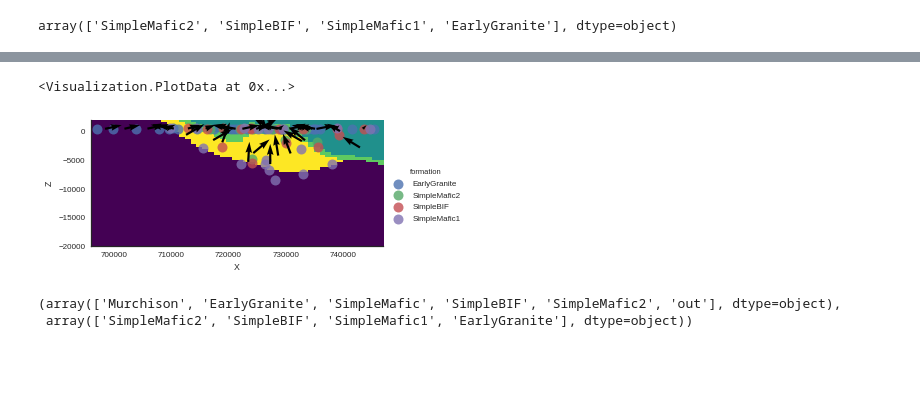
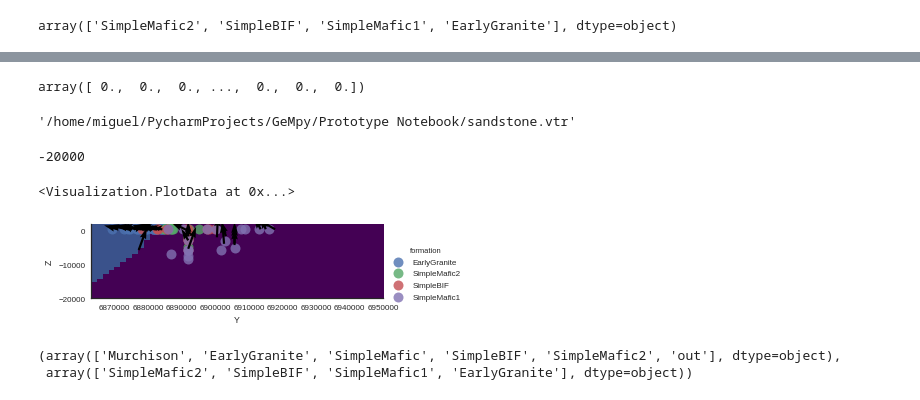
Before and after one commit to nre-aachen/gempy, a Jupyter notebook: Prototype Notebook/Example_1_Sandstone.ipynb, the cells around one changed output, grey strips where cells are left out. Cells and saved outputs as stored; diff of their text form; code cells hidden in the pictures; blank space fills up the shorter version.

```diff
--- a/Prototype Notebook/Example_1_Sandstone.ipynb
+++ b/Prototype Notebook/Example_1_Sandstone.ipynb
@@ -93,9 +87,58 @@ Dual Kriging parameters __str__ = [ -17.630501   23.977661  -11.369088    3.2371
+# %%
+sol[-1,0,:]
+# %% [output]
+array([ 0.,  0.,  0., ...,  0.,  0.,  0.])
+# %%
+from evtk.hl import gridToVTK
+
+import numpy as np
+
+# Dimensions
+
+
+nx, ny, nz = 50, 50, 50
+
+lx = geo_data.extent[0]-geo_data.extent[1]
+ly = geo_data.extent[2]-geo_data.extent[3]
+lz = geo_data.extent[4]-geo_data.extent[5]
+
+dx, dy, dz = lx/nx, ly/ny, lz/nz
+
+ncells = nx * ny * nz
+
+npoints = (nx + 1) * (ny + 1) * (nz + 1)
+
+# Coordinates
+
+x = np.arange(0, lx + 0.1*dx, dx, dtype='float64')
+
+y = np.arange(0, ly + 0.1*dy, dy, dtype='float64')
+
+z = np.arange(0, lz + 0.1*dz, dz, dtype='float64')
+
+x += geo_data.extent[0]
+y +=geo_data.extent[2]
+z +=geo_data.extent[5]
+
+# Variables
+
+litho = sol[-1,0,:].reshape( (nx, ny, nz))
+
+
+
+gridToVTK("./sandstone", x, y, z, cellData = {"lithology" : litho},)
+# %% [output]
+'/home/miguel/PycharmProjects/GeMpy/Prototype Notebook/sandstone.vtr'
+# %%
+geo_data.extent[4]
+# %% [output]
+-20000
 # %%
 # Plot the block model.
-GeMpy.plot_section(geo_data, 13,  block = sol[-1,0,:], direction='y', plot_data = True)
+GeMpy.plot_section(geo_data, 13,  block = sol[-1,0,:], direction='x', plot_data = True)
 # %% [output]
 <Visualization.PlotData at 0x...>
-[figure, old version]
+[figure, new version]
 # %%
 geo_res = pn.read_csv('olaqases.vox')
 # %%
```
Also changed, not shown: parts of 3 cells of this notebook, 4 other files.
